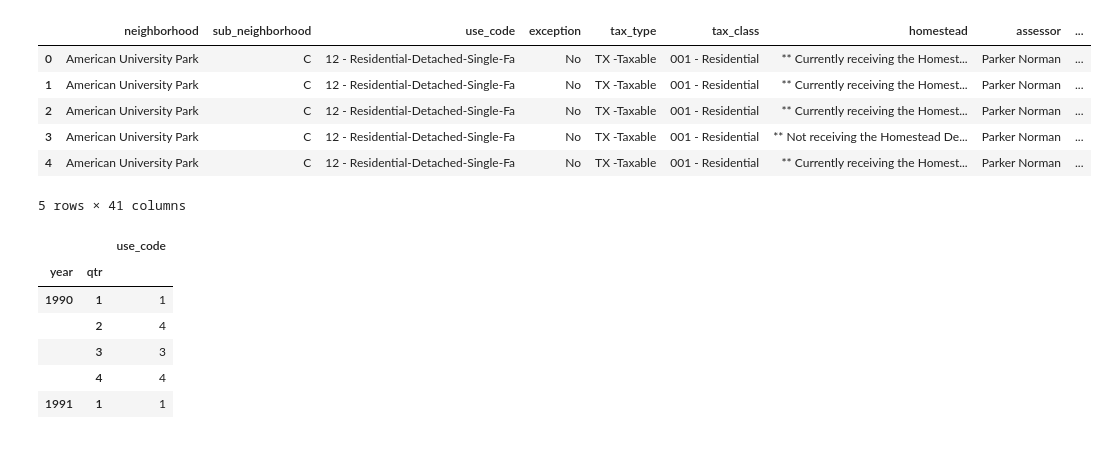
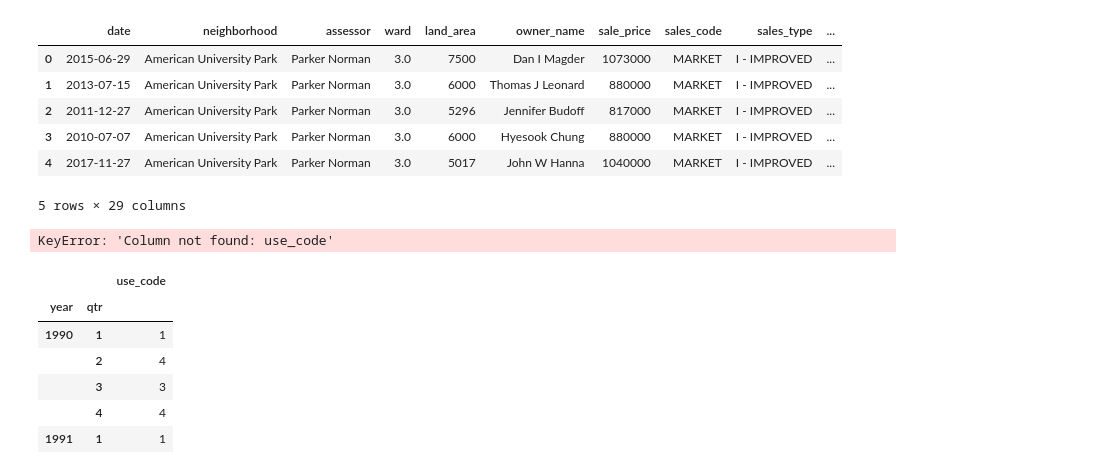
Before and after one commit to rodriguezda/capstone2017, a Jupyter notebook: 01-eda/eda_12202017.ipynb, the cells around one changed output. Saved outputs shown, nothing was run; the diff lists cells and outputs as text; code cells hidden in the pictures.

```diff
--- a/01-eda/eda_12202017.ipynb
+++ b/01-eda/eda_12202017.ipynb
@@ -2,18 +2,20 @@
 import numpy as np
 import pandas as pd
 # %%
-df = pd.read_csv('otr_clean.csv')
+df = pd.read_csv('../00-preprocessing/otr_clean.csv')
 df.head()
 # %% [output]
-|  | neighborhood | sub_neighborhood | use_code | exception | tax_type | tax_class | homestead | assessor | ... |
-| 0 | American University Park | C | 12 - Residential-Detached-Single-Fa | No | TX -Taxable | 001 - Residential | ** Currently receiving the Homest... | Parker Norman | ... |
-| 1 | American University Park | C | 12 - Residential-Detached-Single-Fa | No | TX -Taxable | 001 - Residential | ** Currently receiving the Homest... | Parker Norman | ... |
-| 2 | American University Park | C | 12 - Residential-Detached-Single-Fa | No | TX -Taxable | 001 - Residential | ** Currently receiving the Homest... | Parker Norman | ... |
-| 3 | American University Park | C | 12 - Residential-Detached-Single-Fa | No | TX -Taxable | 001 - Residential | ** Not receiving the Homestead De... | Parker Norman | ... |
-| 4 | American University Park | C | 12 - Residential-Detached-Single-Fa | No | TX -Taxable | 001 - Residential | ** Currently receiving the Homest... | Parker Norman | ... |
+|  | date | neighborhood | assessor | ward | land_area | owner_name | sale_price | sales_code | sales_type | ... |
+| 0 | 2015-06-29 | American University Park | Parker Norman | 3.0 | 7500 | Dan I Magder | 1073000 | MARKET | I - IMPROVED | ... |
+| 1 | 2013-07-15 | American University Park | Parker Norman | 3.0 | 6000 | Thomas J Leonard | 880000 | MARKET | I - IMPROVED | ... |
+| 2 | 2011-12-27 | American University Park | Parker Norman | 3.0 | 5296 | Jennifer Budoff | 817000 | MARKET | I - IMPROVED | ... |
+| 3 | 2010-07-07 | American University Park | Parker Norman | 3.0 | 6000 | Hyesook Chung | 880000 | MARKET | I - IMPROVED | ... |
+| 4 | 2017-11-27 | American University Park | Parker Norman | 3.0 | 5017 | John W Hanna | 1040000 | MARKET | I - IMPROVED | ... |
-5 rows × 41 columns
+5 rows × 29 columns
 # %%
 temp = df.groupby(['year', 'qtr'])['use_code'].agg('count')
+# %% [output]
+KeyError: 'Column not found: use_code'
 # %%
 new = pd.DataFrame(temp)
 # %%
```
Also changed, not shown: 34 other files.
